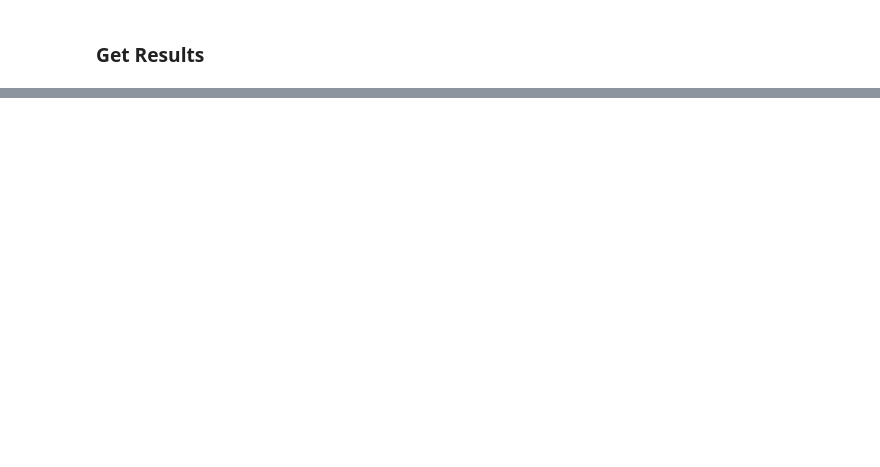
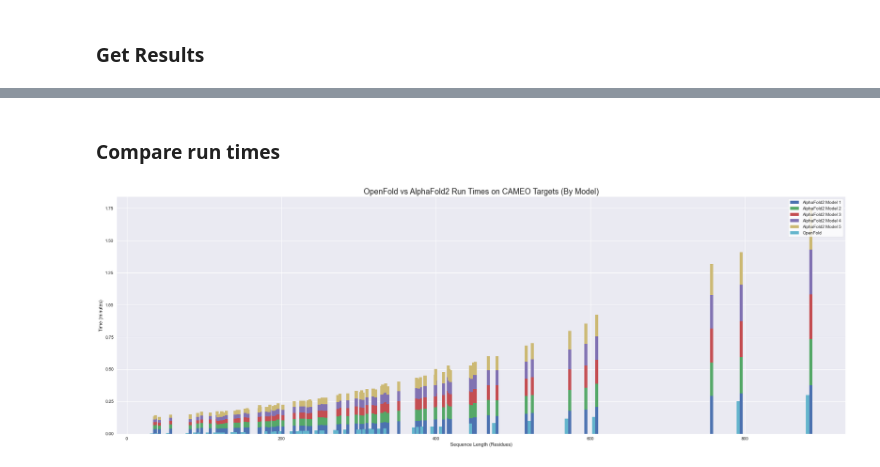
Before and after one commit to aws-solutions-library-samples/aws-batch-arch-for-protein-folding, a Jupyter notebook: notebooks/cameo-analysis.ipynb, the cells around one changed output, grey strips where cells are left out. Saved outputs shown, nothing was run; the diff lists cells and outputs as text; code cells hidden in the pictures; blank space fills up the shorter version.

```diff
--- a/notebooks/cameo-analysis.ipynb
+++ b/notebooks/cameo-analysis.ipynb
@@ -219,36 +244,36 @@ plt.show()
-# %%
-for i in range(1,6):
-    results[f"alphafold_time_{i}"] = results[f"alphafold_time_process_features_model_{i}_ptm_pred_0"] + results[f"alphafold_time_predict_and_compile_model_{i}_ptm_pred_0"] + results[f"alphafold_time_relax_model_{i}_ptm_pred_0"]
-
-results["alphafold_time"] = results["alphafold_time_1"] + results["alphafold_time_2"]+ results["alphafold_time_3"]+ results["alphafold_time_4"]+ results["alphafold_time_5"]
-results["openfold_time"] = results["openfold_inference_time"] + results["openfold_relaxation"]
+# %% [markdown]
+### Compare run times
 # %%
-import matplotlib.pyplot as plt
-import numpy as np
+for i in range(1,6):
+    results[f"alphafold_time_{i}"] = results[f"process_features_model_{i}_ptm_pred_0"] + results[f"predict_and_compile_model_{i}_ptm_pred_0"] + results[f"relax_model_{i}_ptm_pred_0"]
 
+results["alphafold_time"] = results["alphafold_time_1"] + results["alphafold_time_2"]+ results["alphafold_time_3"]+ results["alphafold_time_4"]+ results["alphafold_time_5"]
+results["openfold_time"] = results["inference"] + results["relaxation"]
 plt.style.use('seaborn')
 
-fig, ax = plt.subplots(figsize=(20,10))
+fig, ax = plt.subplots(figsize=(30,10))
 
-x = results["seq_length"]
-y1 = results["alphafold_time_1"]
-y2 = results["alphafold_time_2"]
-y3 = results["alphafold_time_3"]
-y4 = results["alphafold_time_4"]
-y5 = results["alphafold_time_5"]
-y6 = results["openfold_time"]
+x = results["SEQ_LENGTH"]
+y1 = results["alphafold_time_1"] / 3600
+y2 = results["alphafold_time_2"] / 3600
+y3 = results["alphafold_time_3"] / 3600
+y4 = results["alphafold_time_4"] / 3600
+y5 = results["alphafold_time_5"] / 3600
+y6 = results["openfold_time"] / 3600
 
-width = 5
+width = 4
 
 ax.bar(x + width/2, y1, width, label="AlphaFold2 Model 1")
 ax.bar(x + width/2, y2, width, bottom=y1, label="AlphaFold2 Model 2")
 ax.bar(x + width/2, y3, width, bottom=y1+y2, label="AlphaFold2 Model 3")
 ax.bar(x + width/2, y4, width, bottom=y1+y2+y3, label="AlphaFold2 Model 4")
 ax.bar(x + width/2, y5, width, bottom=y1+y2+y3+y4, label="AlphaFold2 Model 5")
 ax.bar(x - width/2, y6, width, label="OpenFold")
 
 ax.legend(frameon=True, facecolor="white")
 ax.set_xlabel("Sequence Length (Residues)")
-ax.set_ylabel("Time (sec)")
+ax.set_ylabel("Time (minutes)")
 plt.title("OpenFold vs AlphaFold2 Run Times on CAMEO Targets (By Model)", fontsize=18)
 plt.show()
+# %% [output]
+[figure, added]
```
Also changed, not shown: parts of 7 cells of this notebook, 2 other files.
